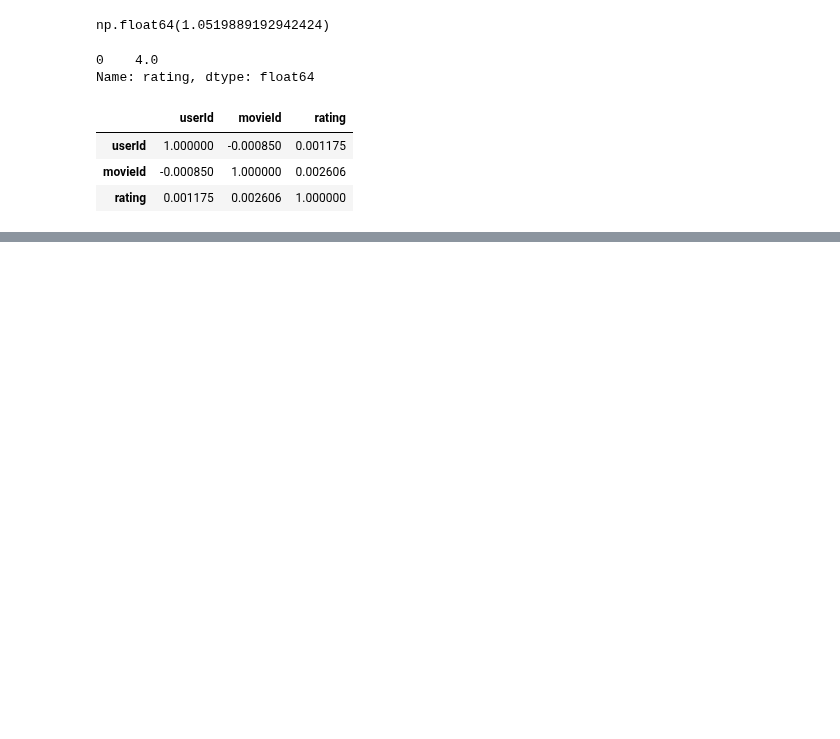
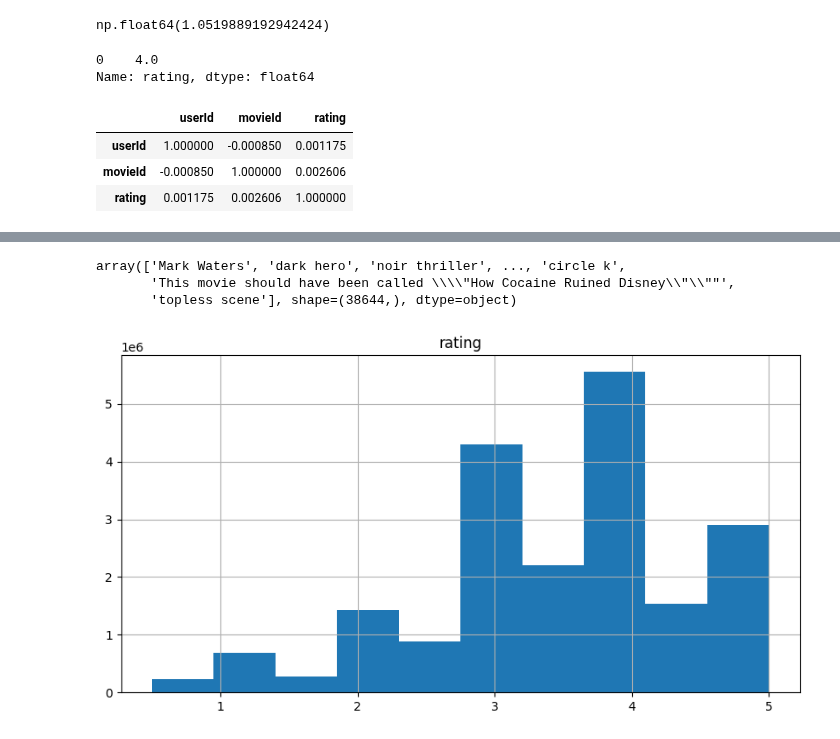
Before and after one commit to corpsedust/NareshIT, a Jupyter notebook: DailyClassroomNotes/15th February.ipynb, the cells around one changed output, grey strips where cells are left out. Saved outputs shown, nothing was run; the diff lists cells and outputs as text; code cells hidden in the pictures; blank space fills up the shorter version.

```diff
--- a/DailyClassroomNotes/15th February.ipynb
+++ b/DailyClassroomNotes/15th February.ipynb
@@ -327,0 +464,14 @@ ratings.corr()
+# %%
+tags.tag.unique()
+# %% [output]
+array(['Mark Waters', 'dark hero', 'noir thriller', ..., 'circle k',
+       'This movie should have been called \\\\"How Cocaine Ruined Disney\\"\\""',
+       'topless scene'], shape=(38644,), dtype=object)
+# %%
+import matplotlib.pyplot as plt
+%matplotlib inline
+plt.rcParams["figure.figsize"] = 10,5
+ratings.hist(column = 'rating')
+plt.show()
+# %% [output]
+[figure, added]
```
Also changed, not shown: parts of 21 cells of this notebook.
